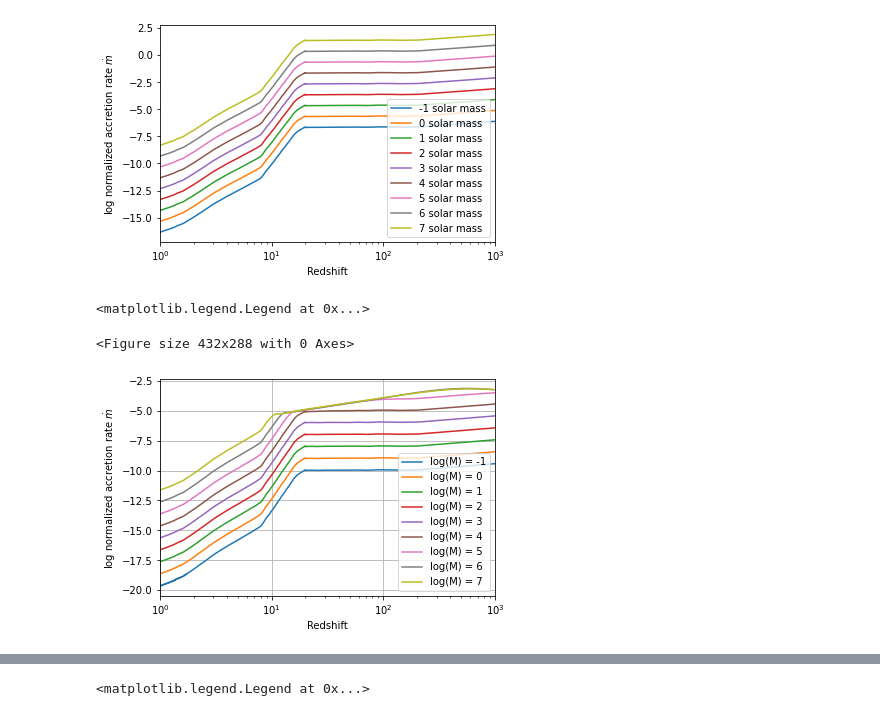
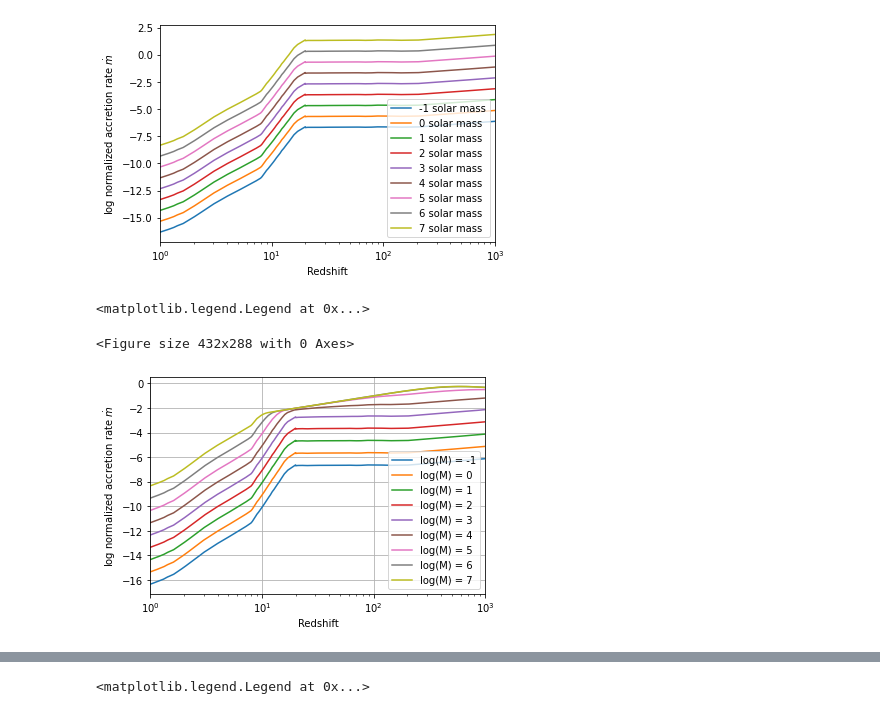
Before and after one commit to newspaperhinson/PBHAccretion, a Jupyter notebook: main.ipynb, the cells around one changed output, grey strips where cells are left out. Drawn from its saved outputs; the diff is of its cells as text; code cells hidden in the pictures.

```diff
--- a/main.ipynb
+++ b/main.ipynb
@@ -104,35 +104,33 @@ def beta(M):
 
 # accretion eigenvalue in eq. 9 for small viscosity
 def lambda_0(M):
     gamma = 1.3  # isothermal
     xi = 0.75*np.power((gamma+1)/(5-3*gamma), (gamma-1)/(gamma+1))
     def cs_cr(beta):
         cs_cr_0 = np.sqrt(2/(5-3*gamma))
         return (3*cs_cr_0+beta**xi)/(3+beta**xi)
     x_cr = np.power(cs_cr(beta(M)), -2)*(-1+np.sqrt(1+beta(M)*np.power(cs_cr(beta(M)), -3)))/(beta(M)*cs_cr(beta(M))**-3)
     return np.exp(9/2/(3+np.power(beta(M), 0.75)))*x_cr**2
 def lambda_1(M):
-    gamma = 1.6  # isothermal
+    gamma = 1.1 # isothermal
     xi = 0.75*np.power((gamma+1)/(5-3*gamma), (gamma-1)/(gamma+1))
     def cs_cr(beta):
         cs_cr_0 = np.sqrt(2/(5-3*gamma))
         return (3*cs_cr_0+beta**xi)/(3+beta**xi)
     x_cr = np.power(cs_cr(beta(M)), -2)*(-1+np.sqrt(1+beta(M)*np.power(cs_cr(beta(M)), -3)))/(beta(M)*cs_cr(beta(M))**-3)
 
-    scale =
+    scale = 1/4*cs_cr(0)**((gamma+1)/(gamma-1)-4)
     return np.power(cs_cr(beta(M)), (gamma+1)/(gamma-1))*x_cr**2/scale*0.05
-
 
 # calculation of accretion rate
 def accretion_rate(M):
     return lambda_1(M)*0.321*(((1+redshift)/1000)**3)*(M)*effective_velocity**-3
-
 # accretion rate plot
 for i in range(-1, 8):
     axes.plot(redshift, np.log10(accretion_rate(10**i)), label=f'log(M) = {i}')
 axes.grid()
 axes.legend()
 # %% [output]
 <matplotlib.legend.Legend at 0x...>
 <Figure size 432x288 with 0 Axes>
-[figure, old version]
+[figure, new version]
```
Also changed, not shown: parts of 1 cell of this notebook.
